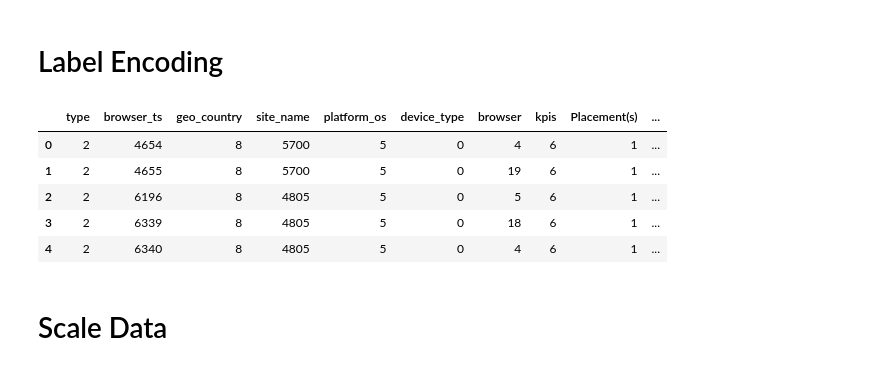
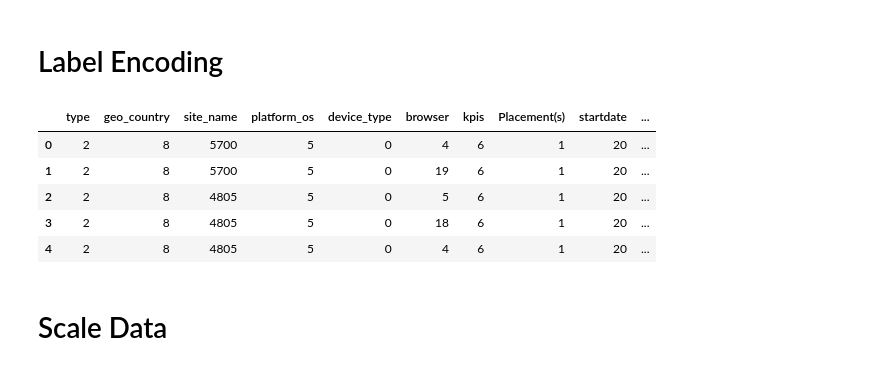
Before and after one commit to abel-blue/data-science-challenge, a Jupyter notebook: notebooks/4. ml_preprocess.ipynb, the cells around one changed output. Cells and saved outputs as stored; diff of their text form; code cells hidden in the pictures.

Commit message:
modified ml features for browser date time separation

```diff
--- a/notebooks/4. ml_preprocess.ipynb
+++ b/notebooks/4. ml_preprocess.ipynb
@@ -202,32 +203,33 @@ from sklearn.preprocessing import LabelEncoder
 # %%
 cols =['enddate',
  'Placement(s)',
  'Cost Centre',
  'geo_country',
  'site_name',
  'browser',
  'device_type',
  'type',
  'currency',
  'Serving Location(s)',
- 'browser_ts',
+ 'browser_eng_Date',
+ 'browser_eng_Time',
  'startdate',
  'kpis','platform_os']
 #
 # Encode labels of multiple columns at once
 #
 df_copy[cols] = df_copy[cols].apply(LabelEncoder().fit_transform)
 #
 # Print head
 #
 df_copy.head()
 # %% [output]
-|  | type | browser_ts | geo_country | site_name | platform_os | device_type | browser | kpis | Placement(s) | ... |
-| 0 | 2 | 4654 | 8 | 5700 | 5 | 0 | 4 | 6 | 1 | ... |
-| 1 | 2 | 4655 | 8 | 5700 | 5 | 0 | 19 | 6 | 1 | ... |
-| 2 | 2 | 6196 | 8 | 4805 | 5 | 0 | 5 | 6 | 1 | ... |
-| 3 | 2 | 6339 | 8 | 4805 | 5 | 0 | 18 | 6 | 1 | ... |
-| 4 | 2 | 6340 | 8 | 4805 | 5 | 0 | 4 | 6 | 1 | ... |
+|  | type | geo_country | site_name | platform_os | device_type | browser | kpis | Placement(s) | startdate | ... |
+| 0 | 2 | 8 | 5700 | 5 | 0 | 4 | 6 | 1 | 20 | ... |
+| 1 | 2 | 8 | 5700 | 5 | 0 | 19 | 6 | 1 | 20 | ... |
+| 2 | 2 | 8 | 4805 | 5 | 0 | 5 | 6 | 1 | 20 | ... |
+| 3 | 2 | 8 | 4805 | 5 | 0 | 18 | 6 | 1 | 20 | ... |
+| 4 | 2 | 8 | 4805 | 5 | 0 | 4 | 6 | 1 | 20 | ... |
 # %% [markdown]
 # Scale Data
 # %% [markdown]
```
Also changed, not shown: parts of 13 cells of this notebook.
